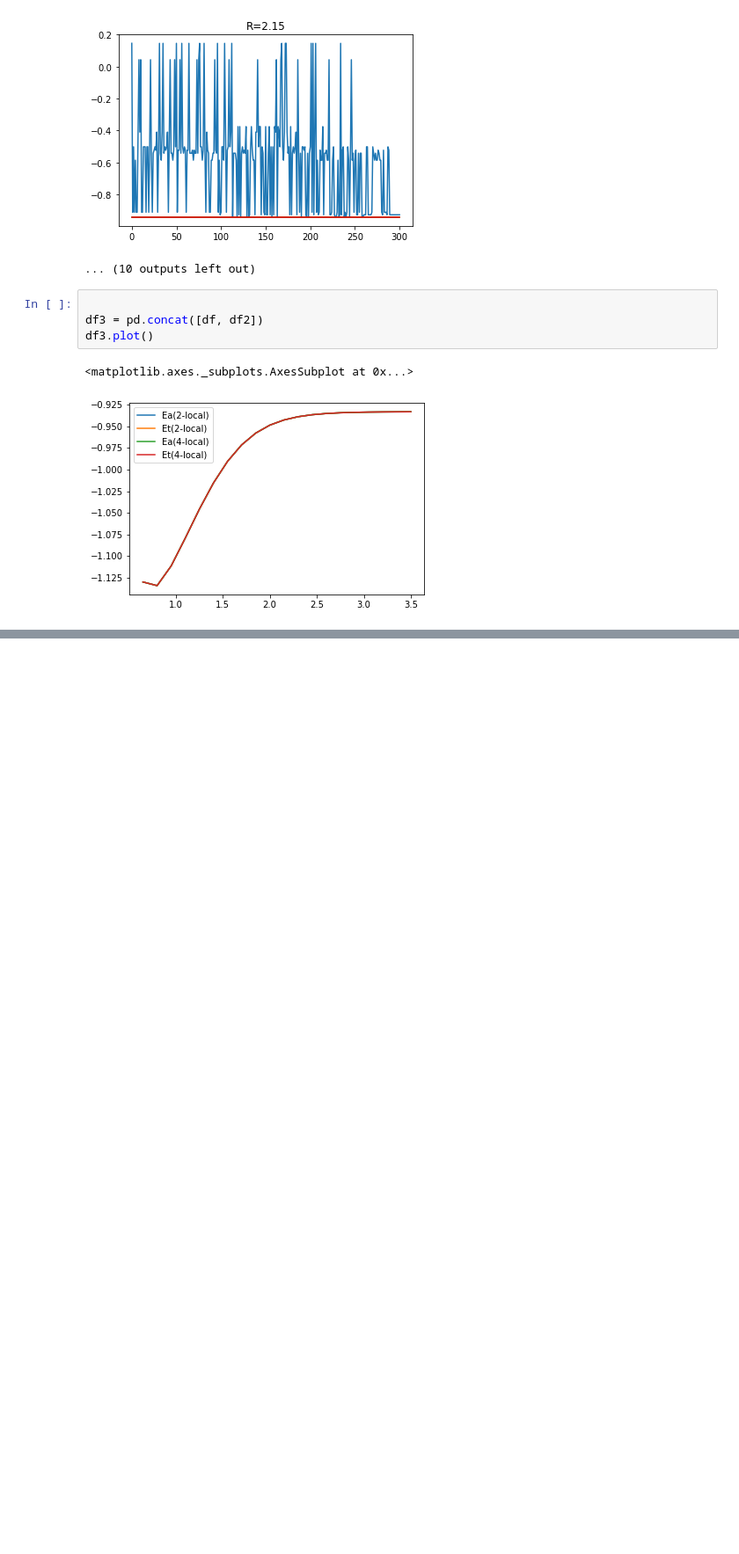
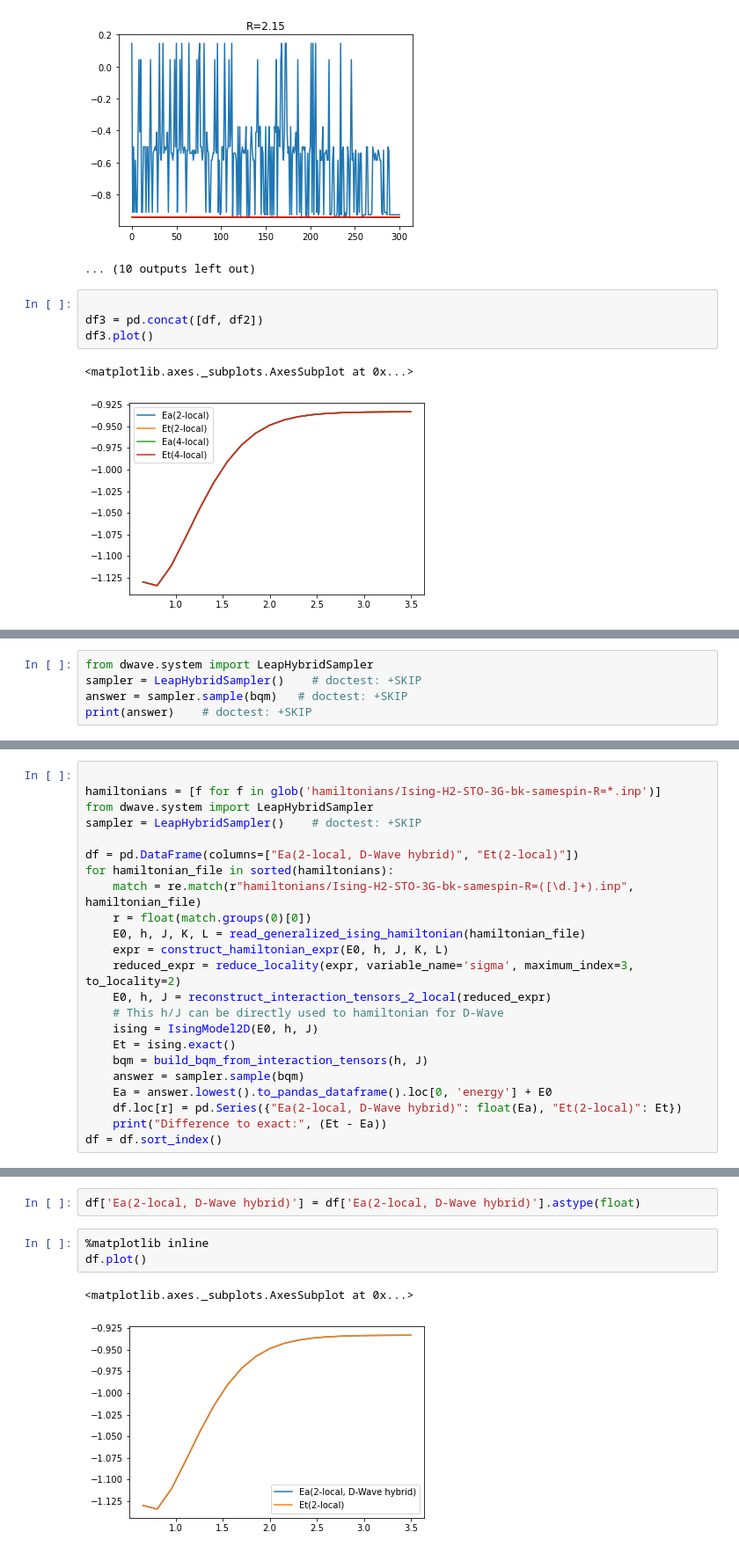
Before and after one commit to shukob/CohortProject_2020, a Jupyter notebook: Project_4_Ising_Annealer/Challenge.ipynb, the cells around one changed output, grey strips where cells are left out. Shown at 88% size. Saved outputs shown, nothing was run; the diff lists cells and outputs as text; blank space fills up the shorter version.

Commit message:
D-Wave

```diff
--- a/Project_4_Ising_Annealer/Challenge.ipynb
+++ b/Project_4_Ising_Annealer/Challenge.ipynb
@@ -486,0 +512,5 @@ df3.plot()
+# %%
+from dwave.system import LeapHybridSampler
+sampler = LeapHybridSampler()    # doctest: +SKIP
+answer = sampler.sample(bqm)   # doctest: +SKIP
+print(answer)    # doctest: +SKIP
@@ -486,0 +533,23 @@ df3.plot()
+# %%
+
+hamiltonians = [f for f in glob('hamiltonians/Ising-H2-STO-3G-bk-samespin-R=*.inp')]
+from dwave.system import LeapHybridSampler
+sampler = LeapHybridSampler()    # doctest: +SKIP
+
+df = pd.DataFrame(columns=["Ea(2-local, D-Wave hybrid)", "Et(2-local)"])
+for hamiltonian_file in sorted(hamiltonians):
+    match = re.match(r"hamiltonians/Ising-H2-STO-3G-bk-samespin-R=([\d.]+).inp", hamiltonian_file)
+    r = float(match.groups(0)[0])
+    E0, h, J, K, L = read_generalized_ising_hamiltonian(hamiltonian_file)
+    expr = construct_hamiltonian_expr(E0, h, J, K, L)
+    reduced_expr = reduce_locality(expr, variable_name='sigma', maximum_index=3, to_locality=2)
+    E0, h, J = reconstruct_interaction_tensors_2_local(reduced_expr)
+    # This h/J can be directly used to hamiltonian for D-Wave
+    ising = IsingModel2D(E0, h, J)
+    Et = ising.exact()
+    bqm = build_bqm_from_interaction_tensors(h, J)
+    answer = sampler.sample(bqm)
+    Ea = answer.lowest().to_pandas_dataframe().loc[0, 'energy'] + E0
+    df.loc[r] = pd.Series({"Ea(2-local, D-Wave hybrid)": float(Ea), "Et(2-local)": Et})
+    print("Difference to exact:", (Et - Ea))
+df = df.sort_index()
@@ -486,0 +577,8 @@ df3.plot()
+# %%
+df['Ea(2-local, D-Wave hybrid)'] = df['Ea(2-local, D-Wave hybrid)'].astype(float)
+# %%
+%matplotlib inline
+df.plot()
+# %% [output]
+<matplotlib.axes._subplots.AxesSubplot at 0x...>
+[figure, added]
```
Also changed, not shown: parts of 13 cells of this notebook.
